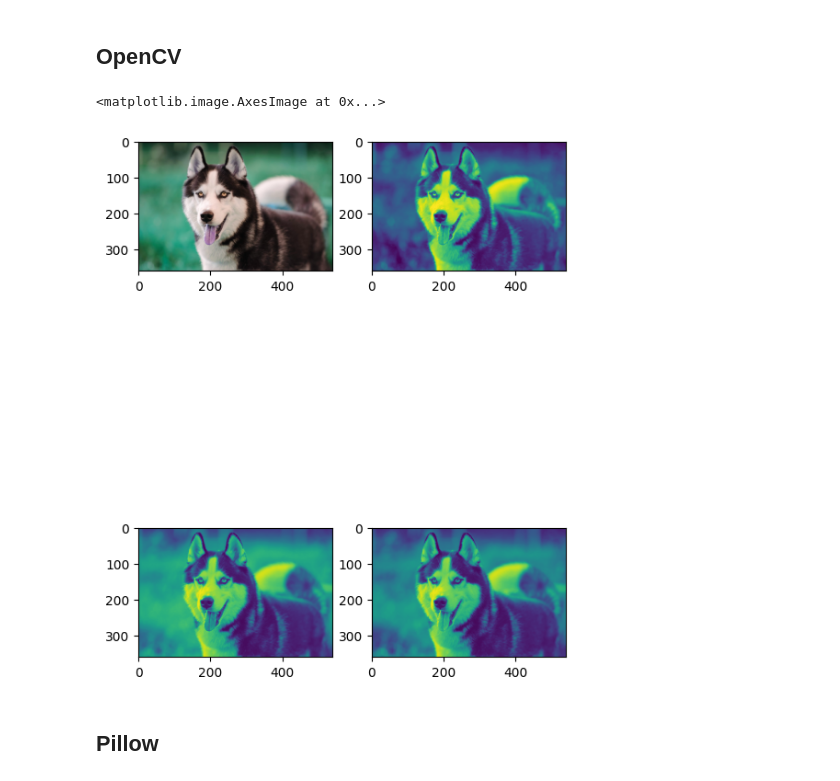
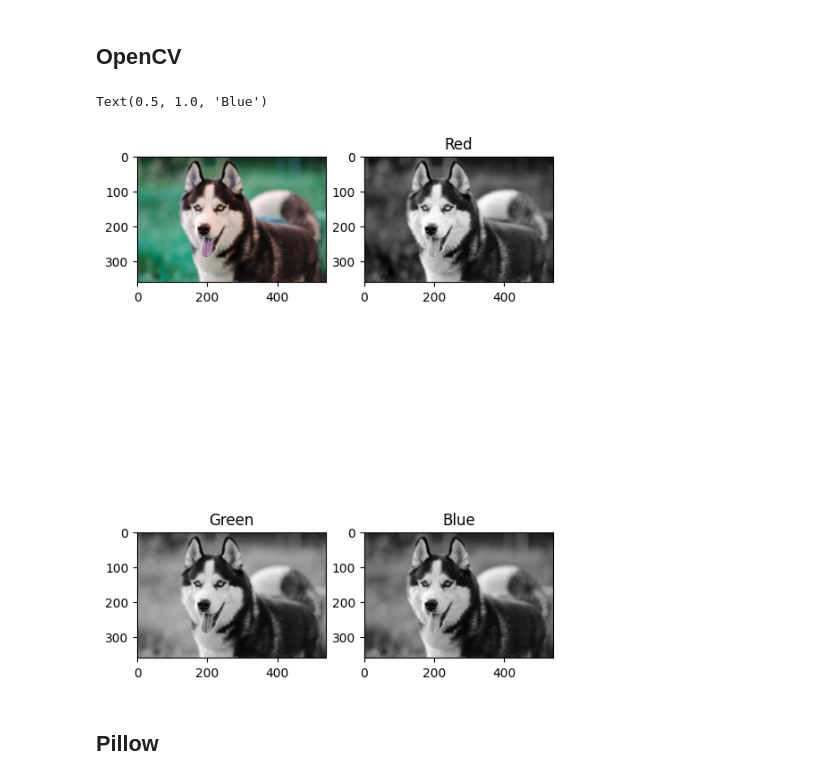
Before and after one commit to SubodhShil/AI-Machine-Learning, a Jupyter notebook: 3. Image Processing and Computer Vision/Day 02/lecture1.ipynb, the cells around one changed output. Drawn from its saved outputs; the diff is of its cells as text; code cells hidden in the pictures.

Commit message:
image processing codes added

```diff
--- a/3. Image Processing and Computer Vision/Day 02/lecture1.ipynb
+++ b/3. Image Processing and Computer Vision/Day 02/lecture1.ipynb
@@ -32,25 +32,28 @@ cv2.destroyAllWindows()
 # %%
 # splitting into three channels
 
 blue, green, red = cv2.split(image)
 rgb_normal = cv2.cvtColor(image, cv2.COLOR_BGR2RGB)
 
 plt.figure(figsize=(6, 10))
 
 plt.subplot(2, 2, 1)
 plt.imshow(rgb_normal)
 
 plt.subplot(2, 2, 2)
-plt.imshow(red)
+plt.imshow(red, cmap='gray')
+plt.title("Red")
 
 plt.subplot(2, 2, 3)
-plt.imshow(green)
+plt.imshow(green, cmap='gray')
+plt.title("Green")
 
 plt.subplot(2, 2, 4)
-plt.imshow(blue)
+plt.imshow(blue, cmap='gray')
+plt.title("Blue")
 # %% [output]
-<matplotlib.image.AxesImage at 0x...>
+Text(0.5, 1.0, 'Blue')
-[figure, old version]
+[figure, new version]
 # %% [markdown]
 ## Pillow
 # %%
```
Also changed, not shown: parts of 1 cell of this notebook, 5 other files.
